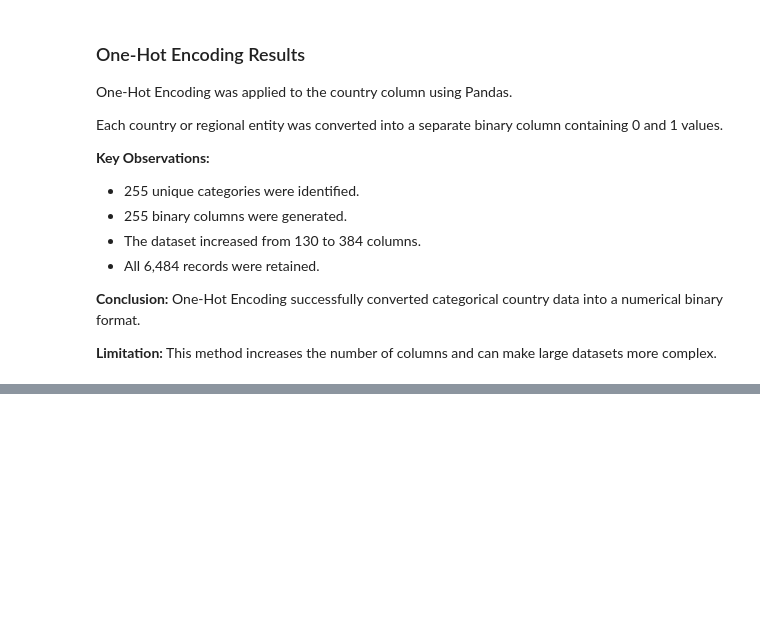
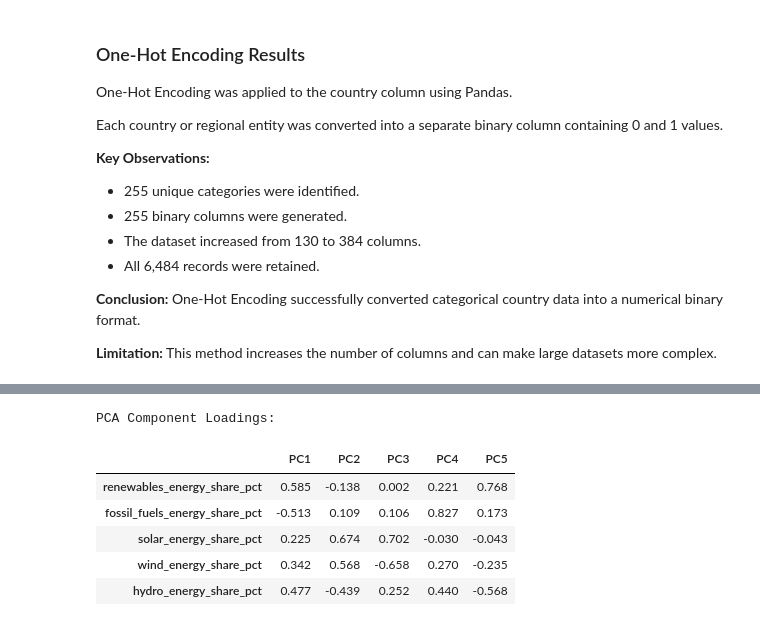
Before and after one commit to Abdullah-awa/Global-Energy-Transition-CA1, a Jupyter notebook: Global_Energy_Transition.ipynb, the cells around one changed output, grey strips where cells are left out. Saved outputs shown, nothing was run; the diff lists cells and outputs as text; code cells hidden in the pictures; blank space fills up the shorter version.

```diff
--- a/Global_Energy_Transition.ipynb
+++ b/Global_Energy_Transition.ipynb
@@ -990,0 +1142,28 @@ One-Hot Encoding successfully converted categorical country data into a numerica
+# %%
+
+# Step 4: Apply Principal Component Analysis
+
+# Apply PCA to all five standardised indicators
+pca = PCA()
+
+pca_result = pca.fit_transform(pca_scaled)
+
+# Calculate explained variance
+explained_variance = pca.explained_variance_ratio_ * 100
+
+# Create a summary table
+pca_summary = pd.DataFrame({
+    "Principal Component": [
+        "PC1", "PC2", "PC3", "PC4", "PC5"
+    ],
+    "Explained Variance (%)": explained_variance.round(2),
+    "Cumulative Variance (%)": (
+        explained_variance.cumsum()
+    ).round(2)
+})
+
+print("PCA Explained Variance Results:")
+display(pca_summary)
+
+print("\nTotal Variance Explained:",
+      round(explained_variance.sum(), 2), "%")
@@ -990,0 +1282,20 @@ One-Hot Encoding successfully converted categorical country data into a numerica
+# %%
+
+# Step 8: Examine PCA component loadings
+
+pca_loadings = pd.DataFrame(
+    pca.components_.T,
+    columns=["PC1", "PC2", "PC3", "PC4", "PC5"],
+    index=pca_columns
+)
+
+print("PCA Component Loadings:")
+display(pca_loadings.round(3))
+# %% [output]
+PCA Component Loadings:
+|  | PC1 | PC2 | PC3 | PC4 | PC5 |
+| renewables_energy_share_pct | 0.585 | -0.138 | 0.002 | 0.221 | 0.768 |
+| fossil_fuels_energy_share_pct | -0.513 | 0.109 | 0.106 | 0.827 | 0.173 |
+| solar_energy_share_pct | 0.225 | 0.674 | 0.702 | -0.030 | -0.043 |
+| wind_energy_share_pct | 0.342 | 0.568 | -0.658 | 0.270 | -0.235 |
+| hydro_energy_share_pct | 0.477 | -0.439 | 0.252 | 0.440 | -0.568 |
```
Also changed, not shown: parts of 24 cells of this notebook.
